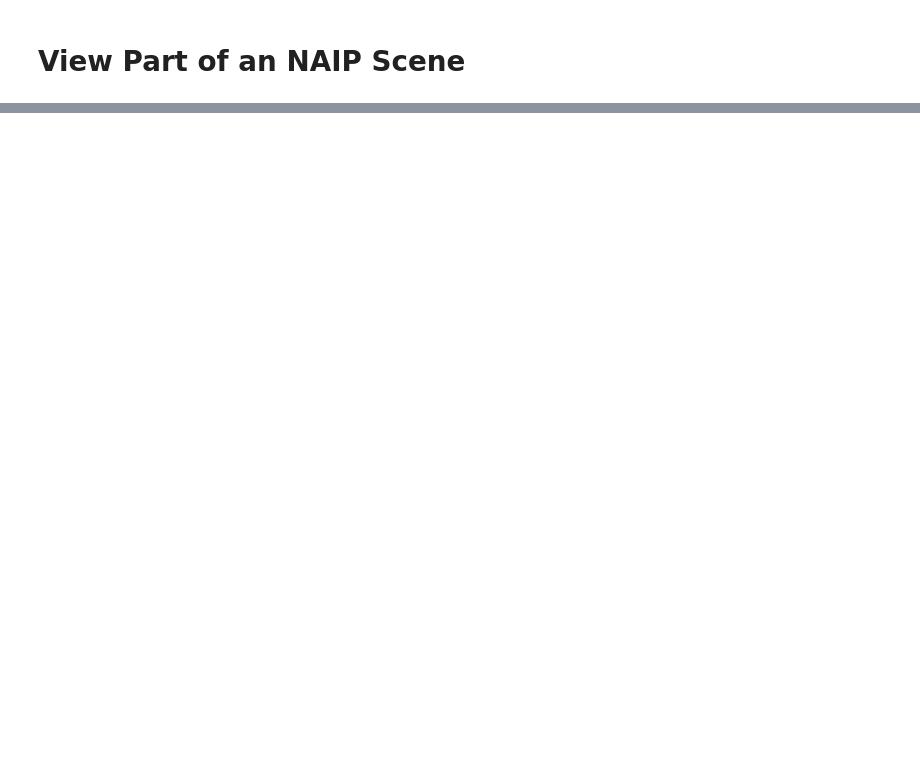
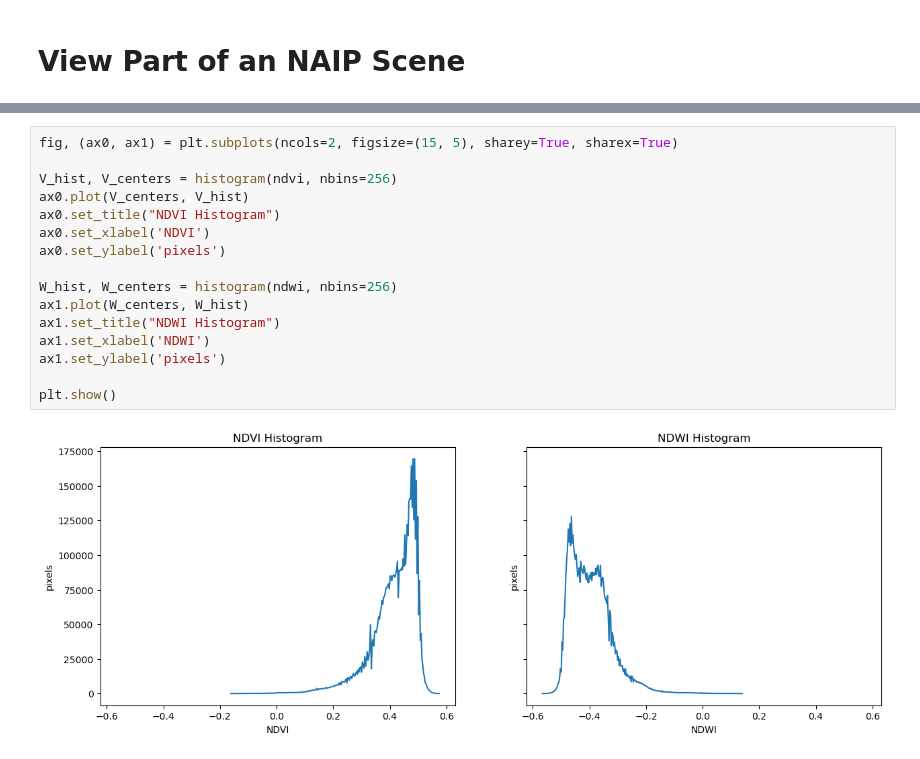
Before and after one commit to mrahnis/nb-vegetation, a Jupyter notebook: Veggie-View.ipynb, the cells around one changed output, grey strips where cells are left out. Saved outputs shown, nothing was run; the diff lists cells and outputs as text; blank space fills up the shorter version.

```diff
--- a/Veggie-View.ipynb
+++ b/Veggie-View.ipynb
@@ -42,0 +72,18 @@ plt.show()
+# %%
+fig, (ax0, ax1) = plt.subplots(ncols=2, figsize=(15, 5), sharey=True, sharex=True)
+
+V_hist, V_centers = histogram(ndvi, nbins=256)
+ax0.plot(V_centers, V_hist)
+ax0.set_title("NDVI Histogram")
+ax0.set_xlabel('NDVI')
+ax0.set_ylabel('pixels')
+
+W_hist, W_centers = histogram(ndwi, nbins=256)
+ax1.plot(W_centers, W_hist)
+ax1.set_title("NDWI Histogram")
+ax1.set_xlabel('NDWI')
+ax1.set_ylabel('pixels')
+
+plt.show()
+# %% [output]
+[figure, added]
```
Also changed, not shown: parts of 14 cells of this notebook, 1 other file.
